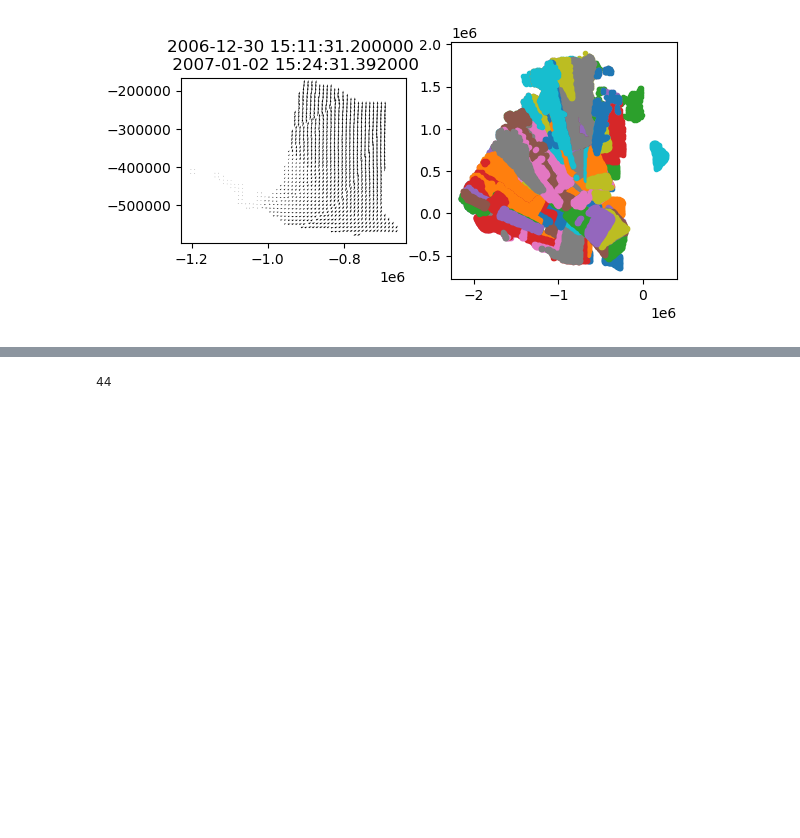
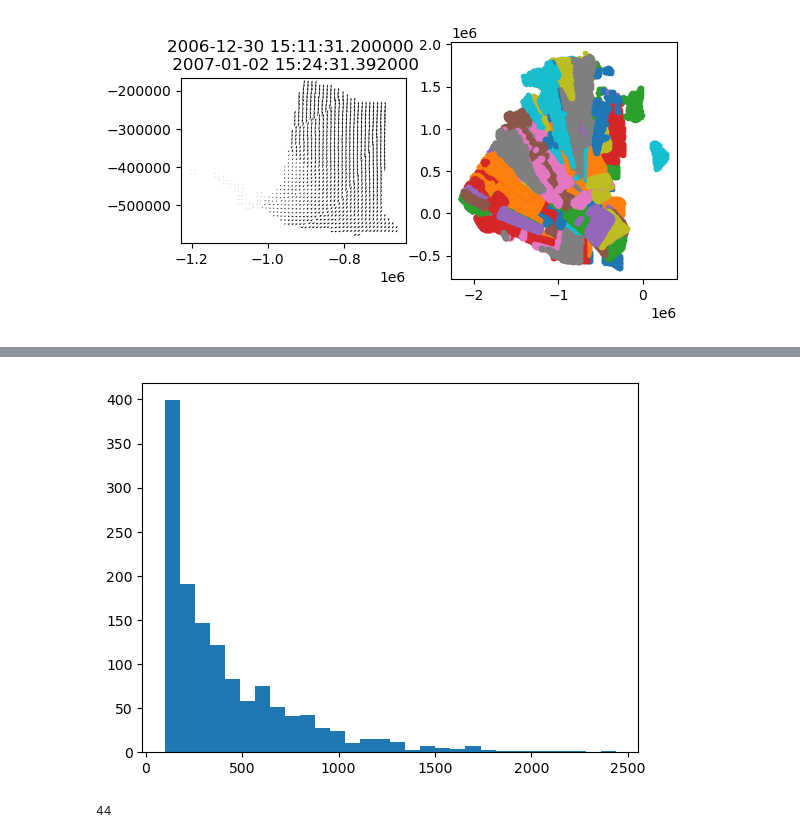
Before and after one commit to nansencenter/ice_deformation_analysis, a Jupyter notebook: tutorials/02_visualise_rgps_results.ipynb, the cells around one changed output, grey strips where cells are left out. Saved outputs shown, nothing was run; the diff lists cells and outputs as text; code cells hidden in the pictures; blank space fills up the shorter version.

```diff
--- a/tutorials/02_visualise_rgps_results.ipynb
+++ b/tutorials/02_visualise_rgps_results.ipynb
@@ -55,5 +55,8 @@ plt.show()
 # %%
 x0lens = [len(p.x0) for p in pairs]
+_ = plt.hist(x0lens, bins=30)
+# %% [output]
+[figure, added]
 # %%
 # show contents of anisotropy file
 afile = pfile.replace('_pairs.npz', '_aniso.npz')
```
Also changed, not shown: parts of 6 cells of this notebook, 3 other files.
